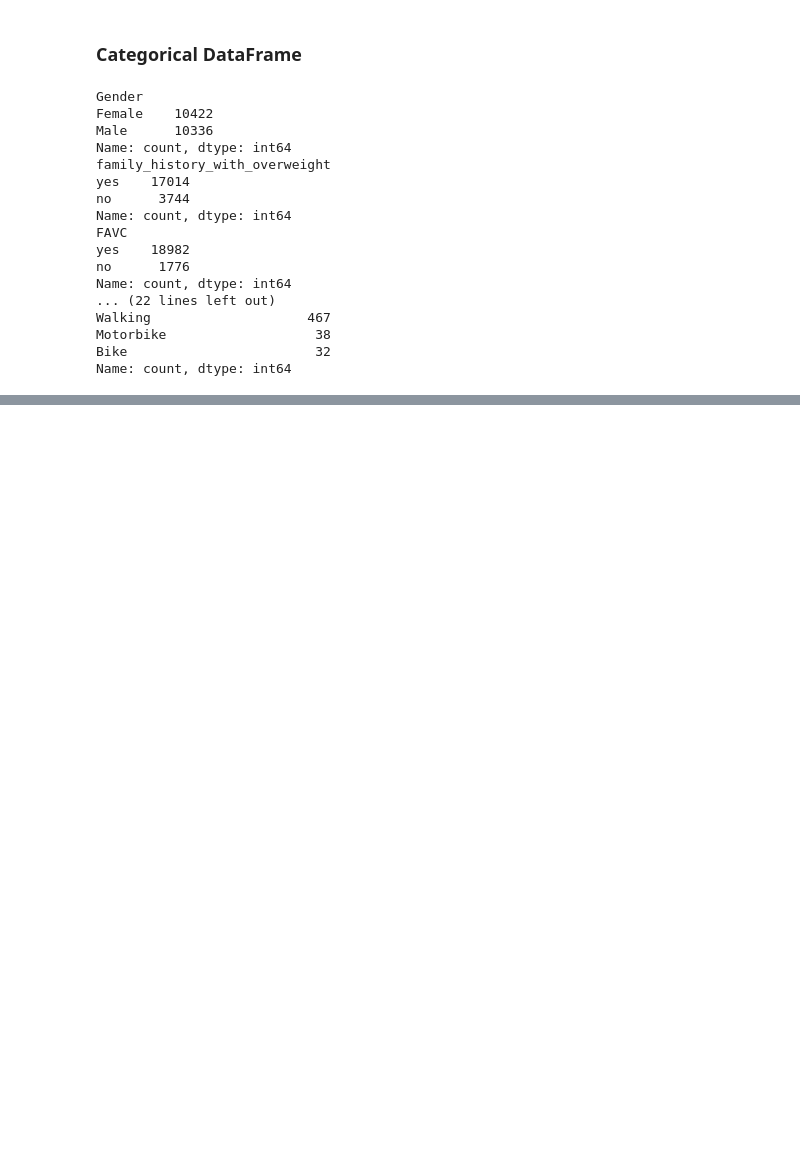
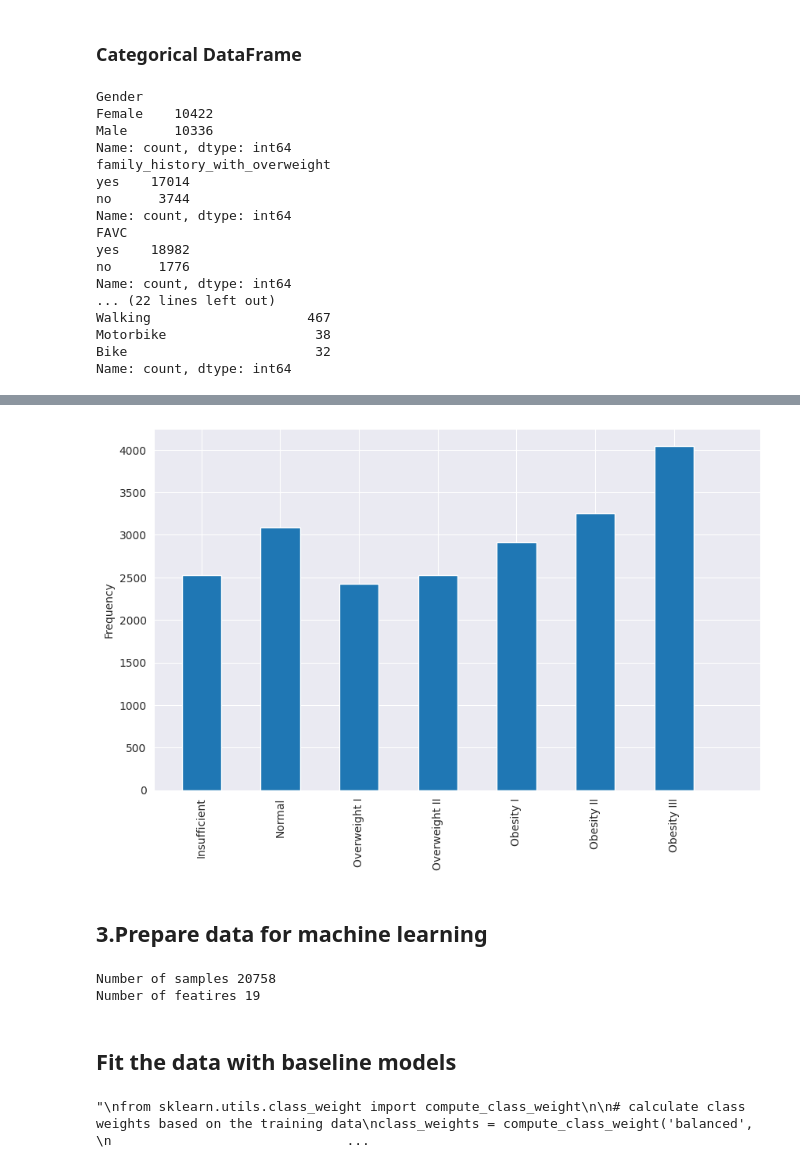
Before and after one commit to j2nhyeok/Multi-Class-Prediction-of-Obesity-Risk, a Jupyter notebook: obesity-classifier.ipynb, the cells around one changed output, grey strips where cells are left out. Saved outputs shown, nothing was run; the diff lists cells and outputs as text; code cells hidden in the pictures; blank space fills up the shorter version.

```diff
--- a/obesity-classifier.ipynb
+++ b/obesity-classifier.ipynb
@@ -118,0 +262,13 @@ Name: count, dtype: int64
+# %%
+labels_encoded = labels.copy(deep=True)
+
+dict_conversion = {'Insufficient_Weight':0,
+                   'Normal_Weight':1,
+                   'Overweight_Level_I':2,
+                   'Overweight_Level_II':3,
+                   'Obesity_Type_I':4,
+                   'Obesity_Type_II':5,
+                   'Obesity_Type_III':6}
+
+labels_encoded['NObeyesdad'] = labels_encoded['NObeyesdad'].map(dict_conversion)
+labels_encoded
@@ -118,0 +302,49 @@ Name: count, dtype: int64
+# %%
+sns.set_style('dark')
+
+plt.figure(figsize=(10,6))
+plt.hist(labels_encoded, bins=np.arange(0, 8)-0.25, width=0.5, align='mid')
+plt.grid()
+plt.xticks(np.arange(0, 6.1),
+          ['Insufficient', 'Normal', 'Overweight I', 'Overweight II', 'Obesity I', 'Obesity II', 'Obesity III'],
+          rotation= 90)
+
+plt.ylabel('Frequency')
+plt.show()
+# %% [output]
+[figure, added]
+# %% [markdown]
+## 3.Prepare data for machine learning
+# %%
+X = df_all_features
+y = np.ravel(labels_encoded)
+
+# compare train and test data
+X_test = df_test
+assert all(X_test.columns == X.columns), "Columns of trainging and test data must be the same"
+
+print('Number of samples', len(X))
+print('Number of featires', X.shape[1])
+
+from sklearn.model_selection import train_test_split
+
+X_train, X_validation, y_train, y_validation = train_test_split(X, y, test_size=0.2, random_state=42, stratify=y)
+# %% [output]
+Number of samples 20758
+Number of featires 19
+# %% [markdown]
+## Fit the data with baseline models
+# %%
+'''
+from sklearn.utils.class_weight import compute_class_weight
+
+# calculate class weights based on the training data
+class_weights = compute_class_weight('balanced',
+                                     classes=np.unique(y),
+                                     y=y)
+
+class_weights = dict(zip(np.unique(y), class_weights))
+class_weights
+'''
+# %% [output]
+"\nfrom sklearn.utils.class_weight import compute_class_weight\n\n# calculate class weights based on the training data\nclass_weights = compute_class_weight('balanced', \n                              ...
```
Also changed, not shown: parts of 38 cells of this notebook.
